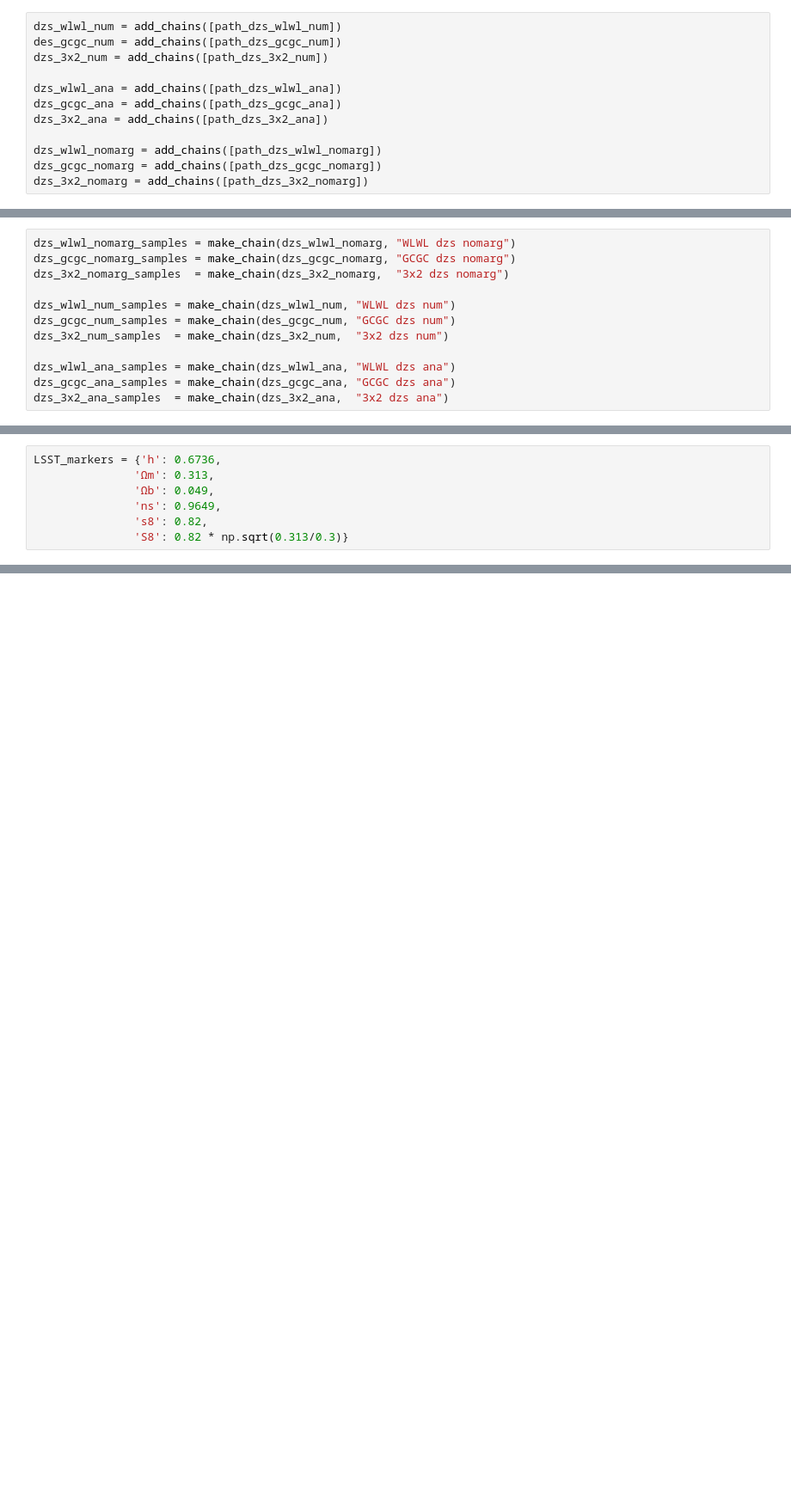
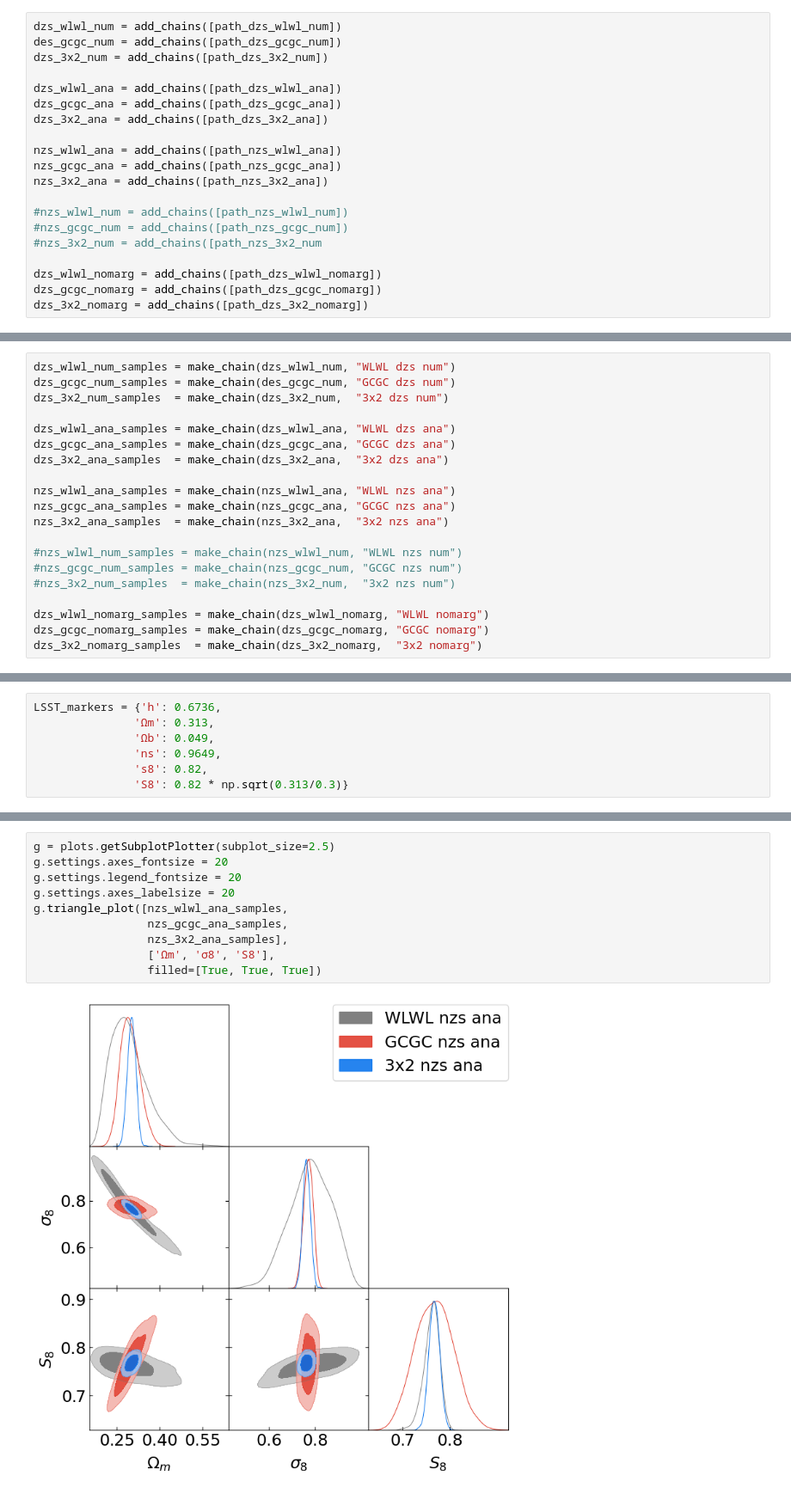
Before and after one commit to JaimeRZP/3x2_analytical, a Jupyter notebook: plotting.ipynb, the cells around one changed output, grey strips where cells are left out. Shown at 86% size. Drawn from its saved outputs; the diff is of its cells as text; blank space fills up the shorter version.

```diff
--- a/plotting.ipynb
+++ b/plotting.ipynb
@@ -349,6 +357,14 @@ dzs_wlwl_ana = add_chains([path_dzs_wlwl_ana])
 dzs_gcgc_ana = add_chains([path_dzs_gcgc_ana])
 dzs_3x2_ana = add_chains([path_dzs_3x2_ana])
 
+nzs_wlwl_ana = add_chains([path_nzs_wlwl_ana])
+nzs_gcgc_ana = add_chains([path_nzs_gcgc_ana])
+nzs_3x2_ana = add_chains([path_nzs_3x2_ana])
+
+#nzs_wlwl_num = add_chains([path_nzs_wlwl_num])
+#nzs_gcgc_num = add_chains([path_nzs_gcgc_num])
+#nzs_3x2_num = add_chains([path_nzs_3x2_num
+
 dzs_wlwl_nomarg = add_chains([path_dzs_wlwl_nomarg])
 dzs_gcgc_nomarg = add_chains([path_dzs_gcgc_nomarg])
 dzs_3x2_nomarg = add_chains([path_dzs_3x2_nomarg])
@@ -426,10 +442,6 @@ def make_chain(file, label, ranges=dict({}), weight=False, labels_dict=labels_di
     return MCSamples(samples=samples, names=names, labels=labels, label=label, ranges=ranges, weights=ws,
                     settings={'mult_bias_correction_order':0,'smooth_scale_2D':0.4, 'smooth_scale_1D':0.3})
 # %%
-dzs_wlwl_nomarg_samples = make_chain(dzs_wlwl_nomarg, "WLWL dzs nomarg")
-dzs_gcgc_nomarg_samples = make_chain(dzs_gcgc_nomarg, "GCGC dzs nomarg")
-dzs_3x2_nomarg_samples  = make_chain(dzs_3x2_nomarg,  "3x2 dzs nomarg")
-
 dzs_wlwl_num_samples = make_chain(dzs_wlwl_num, "WLWL dzs num")
 dzs_gcgc_num_samples = make_chain(des_gcgc_num, "GCGC dzs num")
 dzs_3x2_num_samples  = make_chain(dzs_3x2_num,  "3x2 dzs num")
@@ -437,4 +449,16 @@ dzs_3x2_num_samples  = make_chain(dzs_3x2_num,  "3x2 dzs num")
 dzs_wlwl_ana_samples = make_chain(dzs_wlwl_ana, "WLWL dzs ana")
 dzs_gcgc_ana_samples = make_chain(dzs_gcgc_ana, "GCGC dzs ana")
 dzs_3x2_ana_samples  = make_chain(dzs_3x2_ana,  "3x2 dzs ana")
+
+nzs_wlwl_ana_samples = make_chain(nzs_wlwl_ana, "WLWL nzs ana")
+nzs_gcgc_ana_samples = make_chain(nzs_gcgc_ana, "GCGC nzs ana")
+nzs_3x2_ana_samples  = make_chain(nzs_3x2_ana,  "3x2 nzs ana")
+
+#nzs_wlwl_num_samples = make_chain(nzs_wlwl_num, "WLWL nzs num")
+#nzs_gcgc_num_samples = make_chain(nzs_gcgc_num, "GCGC nzs num")
+#nzs_3x2_num_samples  = make_chain(nzs_3x2_num,  "3x2 nzs num")
+
+dzs_wlwl_nomarg_samples = make_chain(dzs_wlwl_nomarg, "WLWL nomarg")
+dzs_gcgc_nomarg_samples = make_chain(dzs_gcgc_nomarg, "GCGC nomarg")
+dzs_3x2_nomarg_samples  = make_chain(dzs_3x2_nomarg,  "3x2 nomarg")
 # %% [output]
@@ -510,3 +534,15 @@ g.triangle_plot([dzs_3x2_nomarg_samples,
                  filled=[False, True, True])
 # %% [output]
 [figure]
+# %%
+g = plots.getSubplotPlotter(subplot_size=2.5)
+g.settings.axes_fontsize = 20
+g.settings.legend_fontsize = 20
+g.settings.axes_labelsize = 20
+g.triangle_plot([nzs_wlwl_ana_samples,
+                 nzs_gcgc_ana_samples,
+                 nzs_3x2_ana_samples],
+                 ['Ωm', 'σ8', 'S8'],
+                 filled=[True, True, True])
+# %% [output]
+[figure, added]
```
Also changed, not shown: parts of 6 cells of this notebook, 1 other file.
